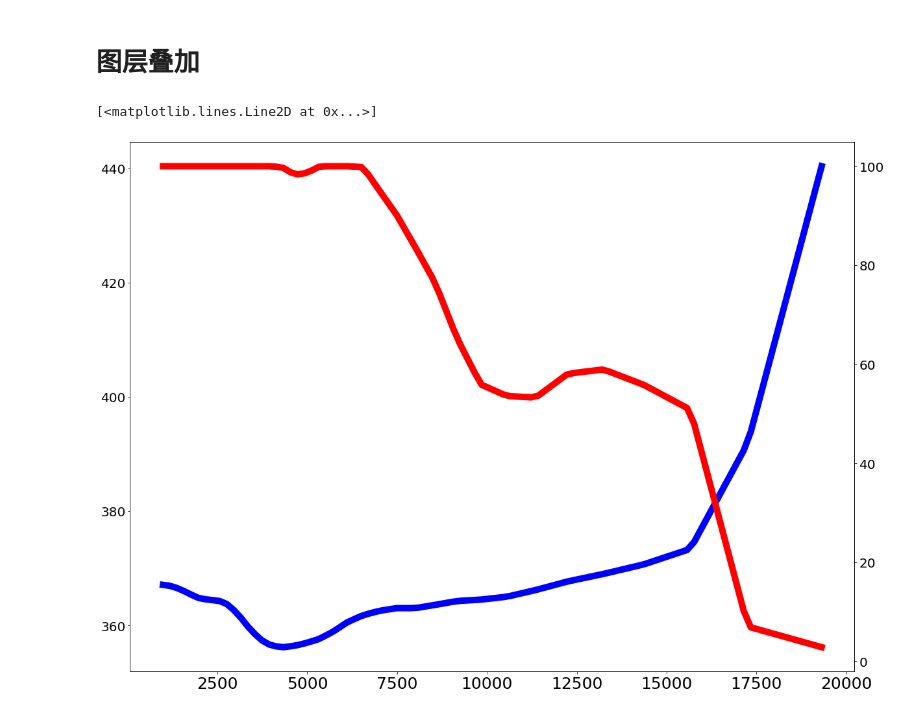
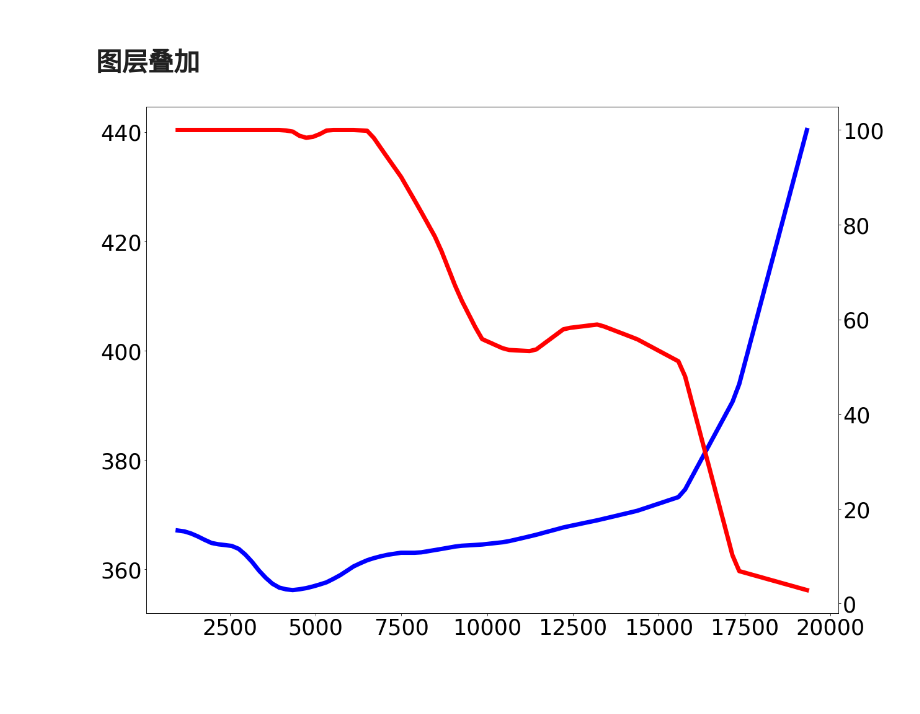
Before and after one commit to liyuan3970/3DVAR_retrive_radar_wind_from_typhoon1909, a Jupyter notebook: notebooks/WRF计算Forude.ipynb, the cells around one changed output. Saved outputs shown, nothing was run; the diff lists cells and outputs as text; code cells hidden in the pictures; blank space fills up the shorter version.

```diff
--- a/notebooks/WRF计算Forude.ipynb
+++ b/notebooks/WRF计算Forude.ipynb
@@ -338,37 +338,37 @@ v_cross = vertcross(va, z, wrfin=ncfile, start_point=start_point,
                        end_point=end_point, latlon=True, meta=True)[:,15]
 
 rh_cross = vertcross(rh, z, wrfin=ncfile, start_point=start_point,
                        end_point=end_point, latlon=True, meta=True)[:,15]
 
 g = 9.8
 
 ave_eth = (eth_cross[high] + eth_cross[low])/2
 
 dif_eth = (eth_cross[high] - eth_cross[low])
 
 dif_z = (z_cross[high] - z_cross[low])
 
 dif_u =  (u_cross[high] - u_cross[low])*(u_cross[high] - u_cross[low])
 
 dif_v = (v_cross[high] - v_cross[low])*(v_cross[high] - v_cross[low])
 
 Ri = (g/ave_eth)*dif_eth*dif_z/(dif_u + dif_v)
 
 
 
 fig = plt.figure(figsize=(20, 15))
 ax1 = fig.add_subplot(111)
 #plt.ylim(0,40)
 #ax1.legend(['eth'],fontsize=20)
-plt.xticks(size = 25)
-plt.yticks(size = 20)
-plt.plot(z_cross,eth_cross,linewidth=10,color = 'blue')
+plt.xticks(size = 35)
+plt.yticks(size = 35)
+plt.plot(z_cross,eth_cross,linewidth=7,color = 'blue')
 
 
 ax2 = ax1.twinx()
 #ax2.legend(['rh'],fontsize=20)
-plt.yticks(size = 20)
-plt.plot(z_cross,rh_cross,linewidth=10,color = 'red')
+plt.yticks(size = 35)
+plt.plot(z_cross,rh_cross,linewidth=7,color = 'red')
+plt.savefig("../picture/rh_plot")
 # %% [output]
-[<matplotlib.lines.Line2D at 0x...>]
-[figure, old version]
+[figure, new version]
```
Also changed, not shown: 15 other files.
